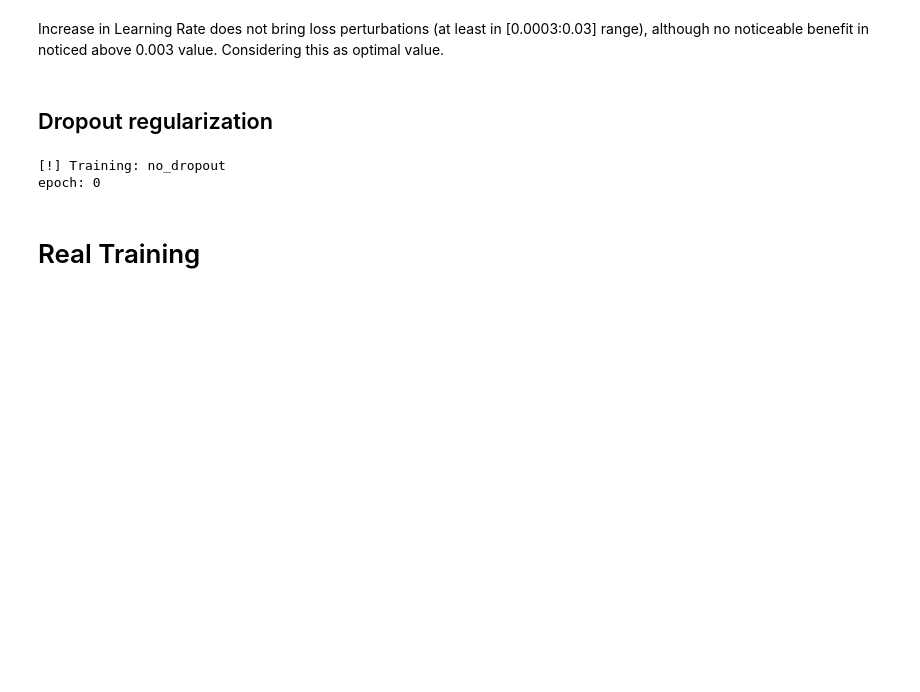
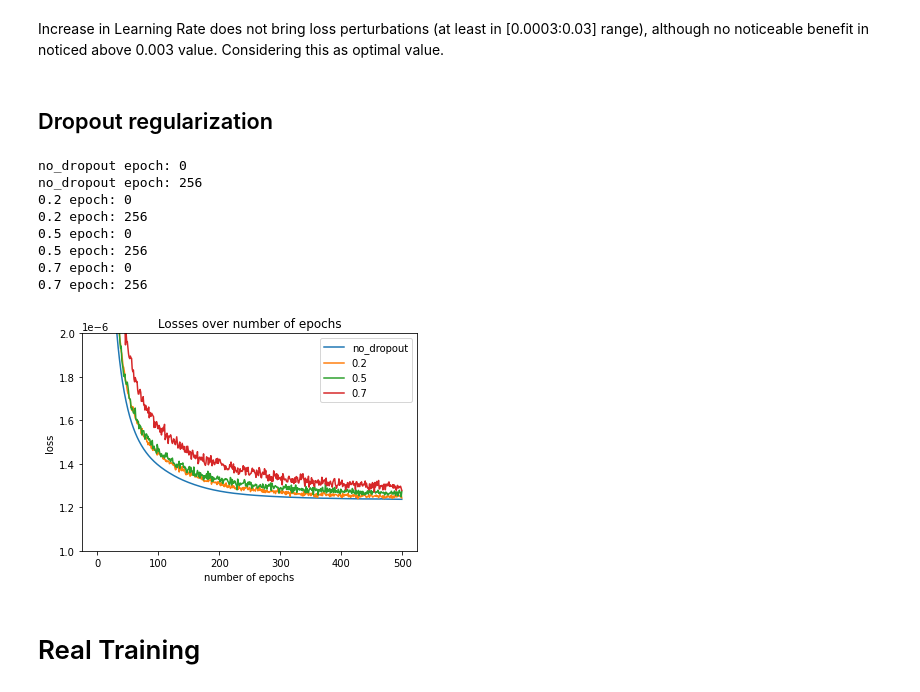
Before and after one commit to dtrizna/bashprocessing, a Jupyter notebook: examples/security_classification_cv.ipynb, the cells around one changed output. Saved outputs shown, nothing was run; the diff lists cells and outputs as text; code cells hidden in the pictures; blank space fills up the shorter version.

```diff
--- a/examples/security_classification_cv.ipynb
+++ b/examples/security_classification_cv.ipynb
@@ -351,7 +344,7 @@ Increase in Learning Rate does not bring loss perturbations (at least in \[0.000
 dropout = [0.2, 0.5, 0.7]
 # %%
 N = 256
-
+EPOCHS = 500
 models = defaultdict(dict)
 
 models["no_dropout"] = model = torch.nn.Sequential(
@@ -375,13 +368,14 @@ for rate in dropout:
 loss_values = defaultdict(list)
 
 for model in models:
-    print(f"[!] Training: {model}")
+    #print(f"[!] Training: {model}")
 
     criterion = torch.nn.BCELoss()
-    optimizer = torch.optim.Adam(models[model].parameters(), lr=0.3)
+    optimizer = torch.optim.Adam(models[model].parameters(), lr=0.003)
 
     for ep in range(EPOCHS):
-
+        if ep & 255 == 0:
+               print(f"{model} epoch: {ep}")
         optimizer.zero_grad()
         output = models[model].forward(X_trainT)
 
@@ -391,10 +385,18 @@ for model in models:
 
         loss_values[model].append(loss.item()/len(y_trainT))
 # %% [output]
-[!] Training: no_dropout
-epoch: 0
+no_dropout epoch: 0
+no_dropout epoch: 256
+0.2 epoch: 0
+0.2 epoch: 256
+0.5 epoch: 0
+0.5 epoch: 256
+0.7 epoch: 0
+0.7 epoch: 256
 # %%
-plot_loss(loss_values, lim=(0,1e-6))
+plot_loss(loss_values, lim=(1e-6,2e-6))
+# %% [output]
+[figure, added]
 # %% [markdown]
 # Real Training
 # %%
```
Also changed, not shown: parts of 10 cells of this notebook, 1 other file.
